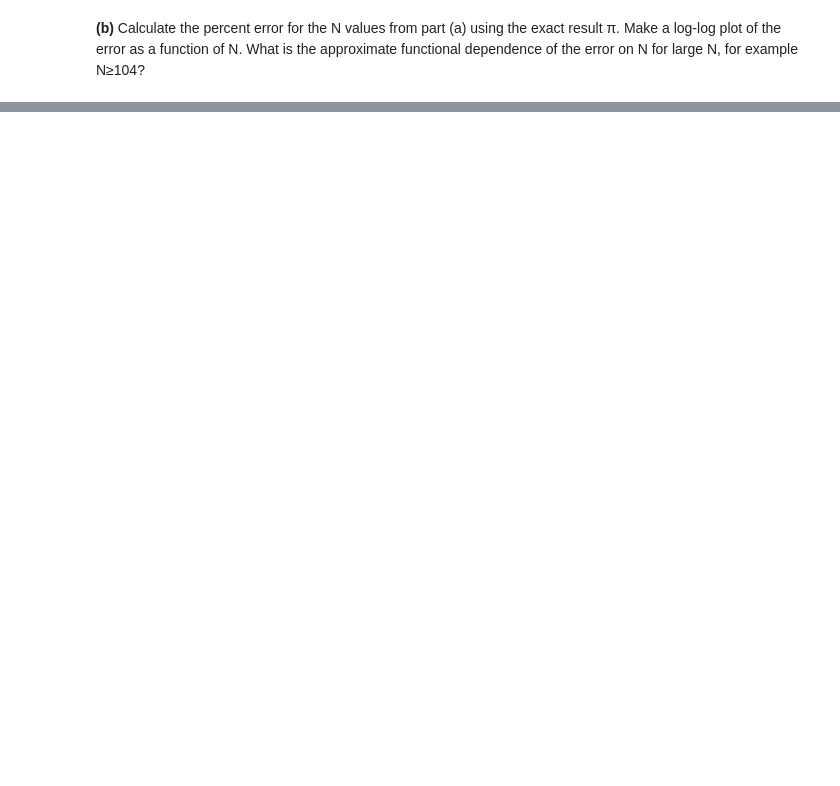
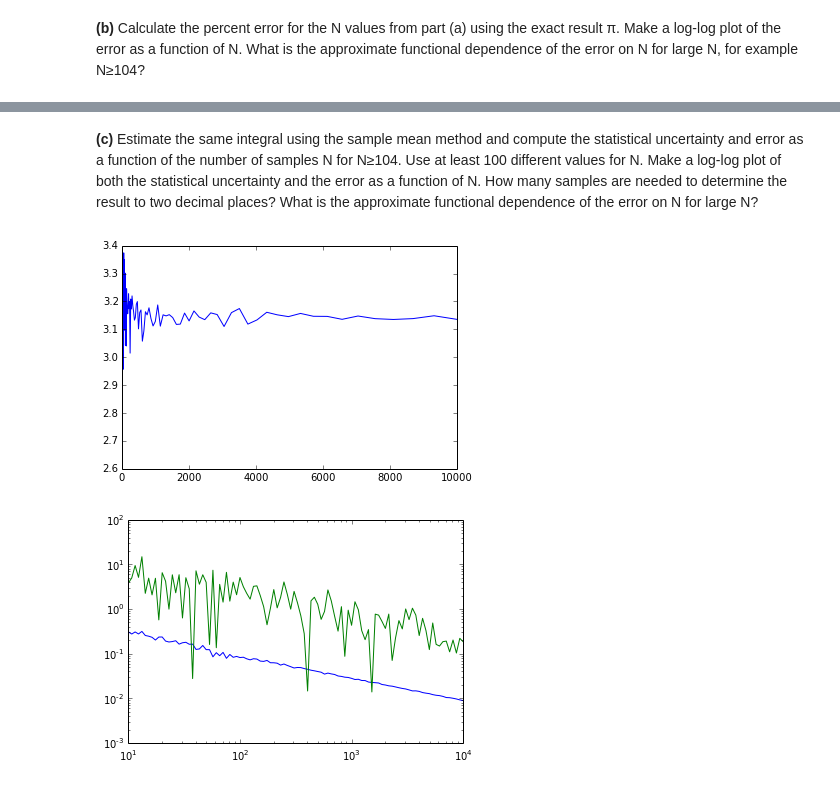
Before and after one commit to kmcombs/PHYS202-S14, a Jupyter notebook: SciPy/MCIntegrationExercises.ipynb, the cells around one changed output, grey strips where cells are left out. Cells and saved outputs as stored; diff of their text form; code cells hidden in the pictures; blank space fills up the shorter version.

```diff
--- a/SciPy/MCIntegrationExercises.ipynb
+++ b/SciPy/MCIntegrationExercises.ipynb
@@ -182,0 +167,35 @@ logspace(start, stop, num=50, endpoint=True, base=10.0)
+# %% [markdown]
+**(c)** Estimate the same integral using the sample mean method and compute the statistical uncertainty and error as a function of the number of samples N for N≥104. Use at least 100 different values for N.
+Make a log-log plot of both the statistical uncertainty and the error as a function of N.
+How many samples are needed to determine the result to two decimal places? What is the approximate functional dependence of the error on N for large N?
+# %%
+f = lambda x: 4*np.sqrt(1- x**2)
+x = np.arange(0,1.01, 0.01)
+xmin = 0.; xmax = 1.
+
+N = np.logspace(1, 4, 100)
+
+Im = []
+Iunc= []
+for i in N:
+    samples_x = xmin + (xmax-xmin)*np.random.random_sample(i)
+    Im.append((xmax-xmin)* f(samples_x).mean())
+    Iunc.append((xmax-xmin)*np.sqrt( ((f(samples_x)**2).mean()-(f(samples_x).mean())**2)/i ))
+
+Iexact = np.pi
+
+Ierr = []
+for i in range(0, len(I)):
+    Ierr.append(100* np.abs(Iexact - Im[i])/Iexact)
+
+
+
+plt.plot(N, Im)
+plt.show()
+
+plt.loglog(N, Iunc)
+plt.loglog(N, Ierr)
+plt.show()
+# %% [output]
+[figure, added]
+[figure, added]
```
Also changed, not shown: parts of 4 cells of this notebook.
